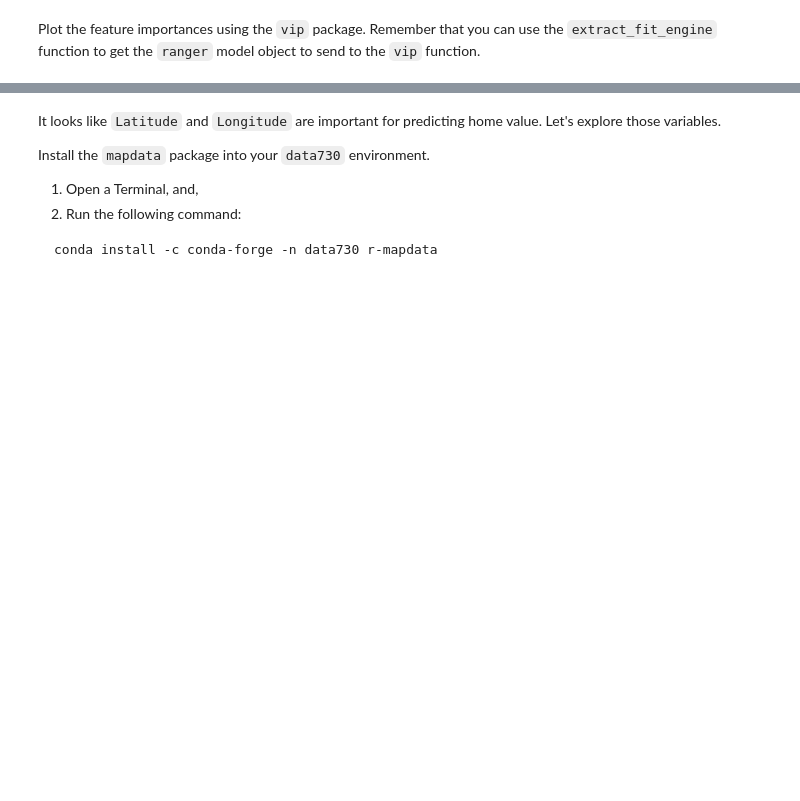
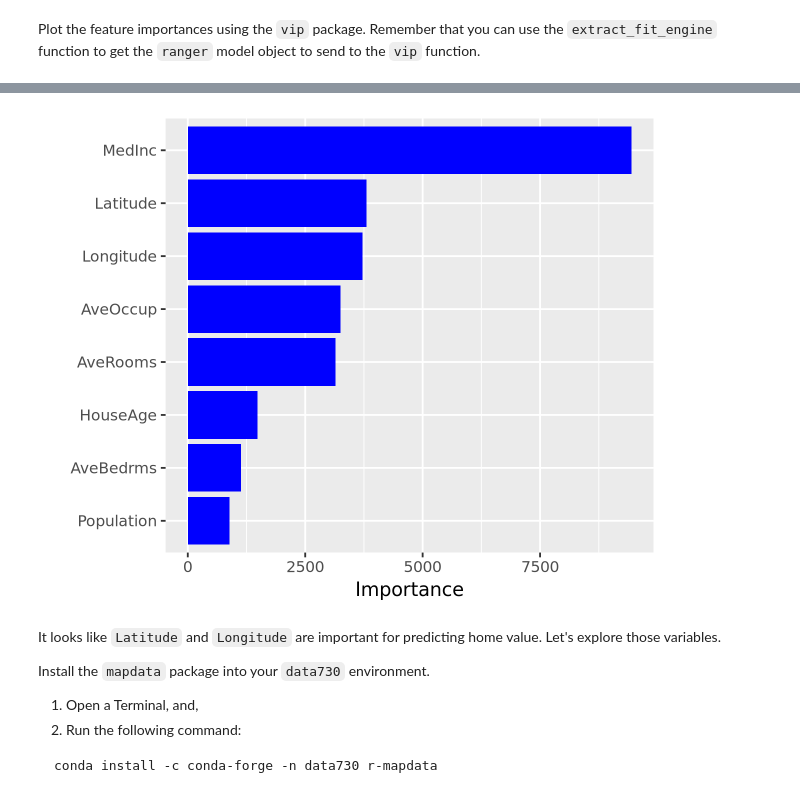
Before and after one commit to UNC-DATA-730/unit-11-assignment-AbelKosh, a Jupyter notebook: assignment11.ipynb, the cells around one changed output, grey strips where cells are left out. Cells and saved outputs as stored; diff of their text form; code cells hidden in the pictures; blank space fills up the shorter version.

```diff
--- a/assignment11.ipynb
+++ b/assignment11.ipynb
@@ -43,0 +96,13 @@ Let's build a random forest model to predict `MedianHouseValue`.
+# %%
+# Define the random forest model
+rf_model <-
+  rand_forest(mode = "regression",
+              trees = 1000) %>%
+  set_engine("ranger", importance = "impurity")
+
+# Fit the model
+rf_fit <- rf_model %>%
+  fit(MedianHouseValue ~ ., data = housing)
+
+# Display the model details
+rf_fit
@@ -50,3 +143,11 @@ Plot the feature importances using the `vip` package. Remember that you can use
+# %%
+# Extract the fitted ranger model
+ranger_model <- extract_fit_engine(rf_fit)
+
+# Plot feature importances
+vip(ranger_model, num_features = 8, geom = "col", aesthetics = list(fill = "blue"))
+# %% [output]
+[figure, added]
 # %% [markdown]
 It looks like `Latitude` and `Longitude` are important for predicting home value. Let's explore those variables.
 
```
Also changed, not shown: parts of 10 cells of this notebook.
